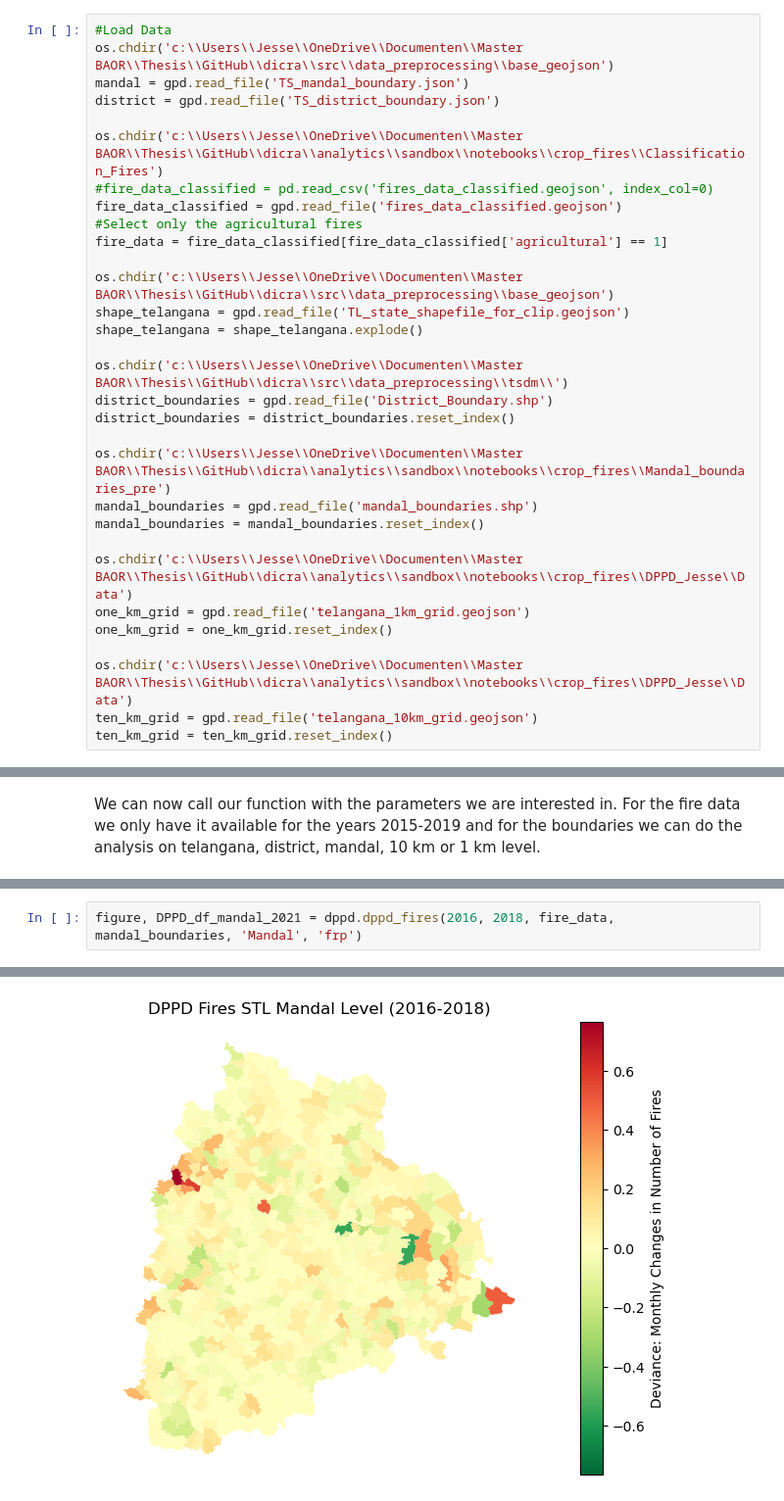
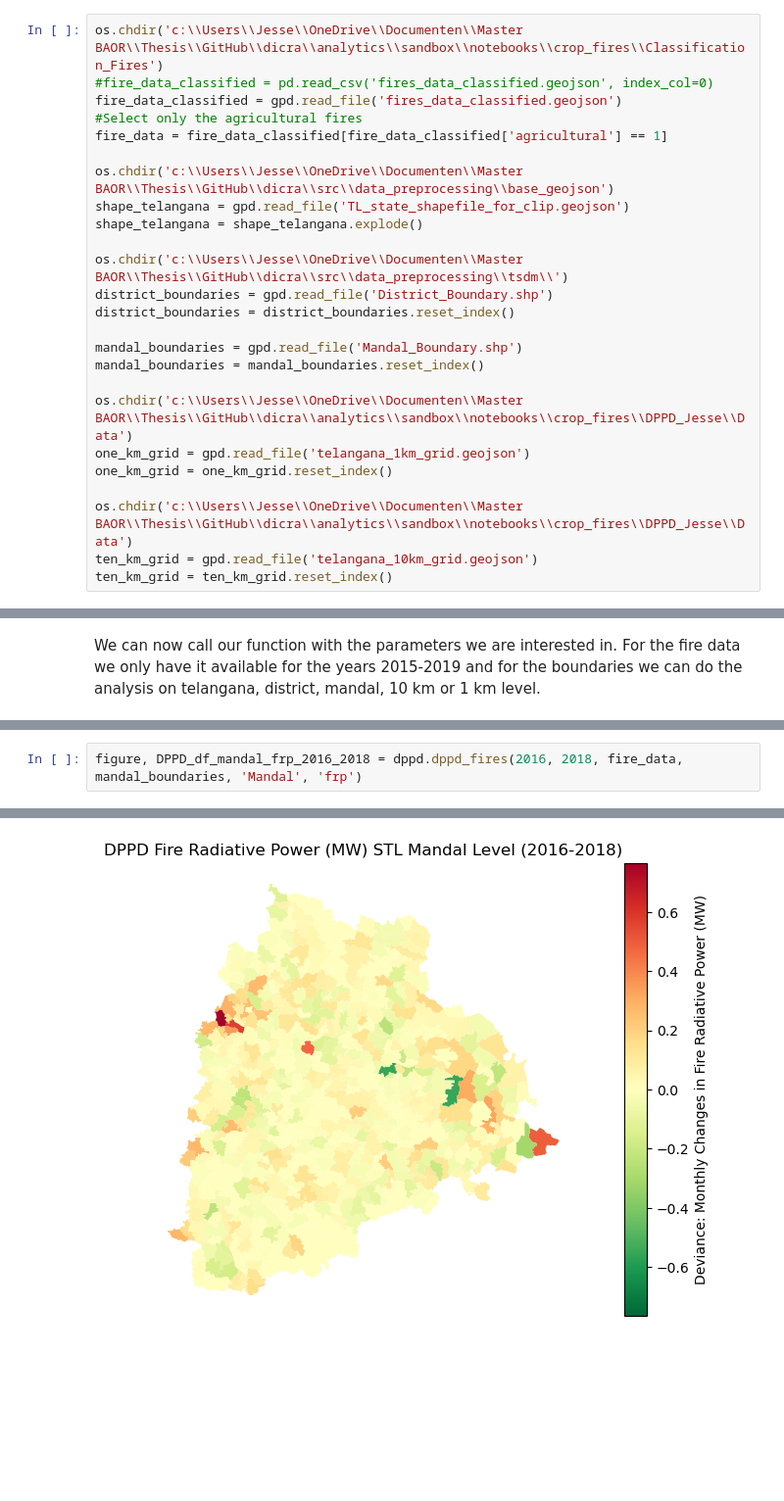
Before and after one commit to undpindia/dicra, a Jupyter notebook: analytics/sandbox/notebooks/crop_fires/DPPD_Jesse/Fires/DPPD_Fires.ipynb, the cells around one changed output, grey strips where cells are left out. Shown at 98% size. Drawn from its saved outputs; the diff is of its cells as text; blank space fills up the shorter version.

```diff
--- a/analytics/sandbox/notebooks/crop_fires/DPPD_Jesse/Fires/DPPD_Fires.ipynb
+++ b/analytics/sandbox/notebooks/crop_fires/DPPD_Jesse/Fires/DPPD_Fires.ipynb
@@ -30,11 +30,6 @@ First it is important that the following packages are installed on your computer
 # %% [markdown]
 Then we will load all different boundary files in the notebook. Here the paths need to be changed accordingly to where the boundary files have been saved.
 # %%
-#Load Data
-os.chdir('c:\\Users\\Jesse\\OneDrive\\Documenten\\Master BAOR\\Thesis\\GitHub\\dicra\\src\\data_preprocessing\\base_geojson')
-mandal = gpd.read_file('TS_mandal_boundary.json')
-district = gpd.read_file('TS_district_boundary.json')
-
 os.chdir('c:\\Users\\Jesse\\OneDrive\\Documenten\\Master BAOR\\Thesis\\GitHub\\dicra\\analytics\\sandbox\\notebooks\\crop_fires\\Classification_Fires')
 #fire_data_classified = pd.read_csv('fires_data_classified.geojson', index_col=0)
 fire_data_classified = gpd.read_file('fires_data_classified.geojson')
@@ -49,8 +44,7 @@ os.chdir('c:\\Users\\Jesse\\OneDrive\\Documenten\\Master BAOR\\Thesis\\GitHub\\d
 district_boundaries = gpd.read_file('District_Boundary.shp')
 district_boundaries = district_boundaries.reset_index()
 
-os.chdir('c:\\Users\\Jesse\\OneDrive\\Documenten\\Master BAOR\\Thesis\\GitHub\\dicra\\analytics\\sandbox\\notebooks\\crop_fires\\Mandal_boundaries_pre')
-mandal_boundaries = gpd.read_file('mandal_boundaries.shp')
+mandal_boundaries = gpd.read_file('Mandal_Boundary.shp')
 mandal_boundaries = mandal_boundaries.reset_index()
 
 os.chdir('c:\\Users\\Jesse\\OneDrive\\Documenten\\Master BAOR\\Thesis\\GitHub\\dicra\\analytics\\sandbox\\notebooks\\crop_fires\\DPPD_Jesse\\Data')
@@ -91,3 +101,3 @@ Scores are calculated in 0.37300365368525185  minutes
 # %%
-figure, DPPD_df_mandal_2021 = dppd.dppd_fires(2016, 2018, fire_data, mandal_boundaries, 'Mandal', 'frp')
+figure, DPPD_df_mandal_frp_2016_2018 = dppd.dppd_fires(2016, 2018, fire_data, mandal_boundaries, 'Mandal', 'frp')
 # %% [output]
@@ -95,2 +104,2 @@ Scores are calculated in 0.412228000164032  minutes
-[figure, old version]
+[figure, new version]
 # %%
```
Also changed, not shown: parts of 8 cells of this notebook, 9 other files.
